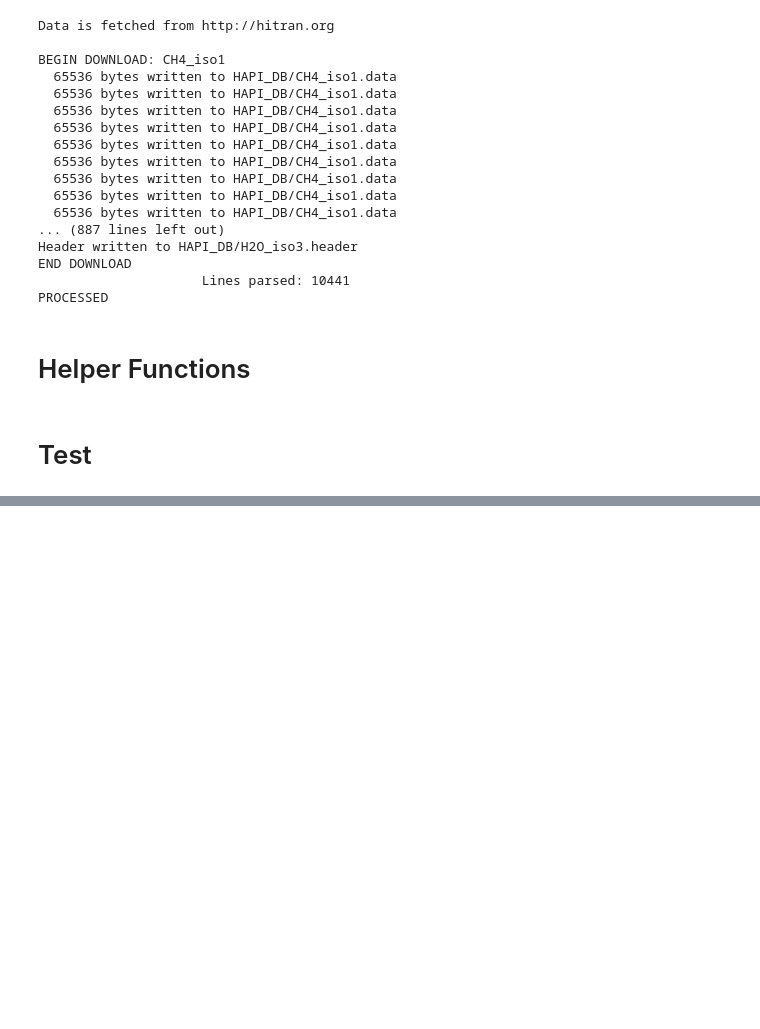
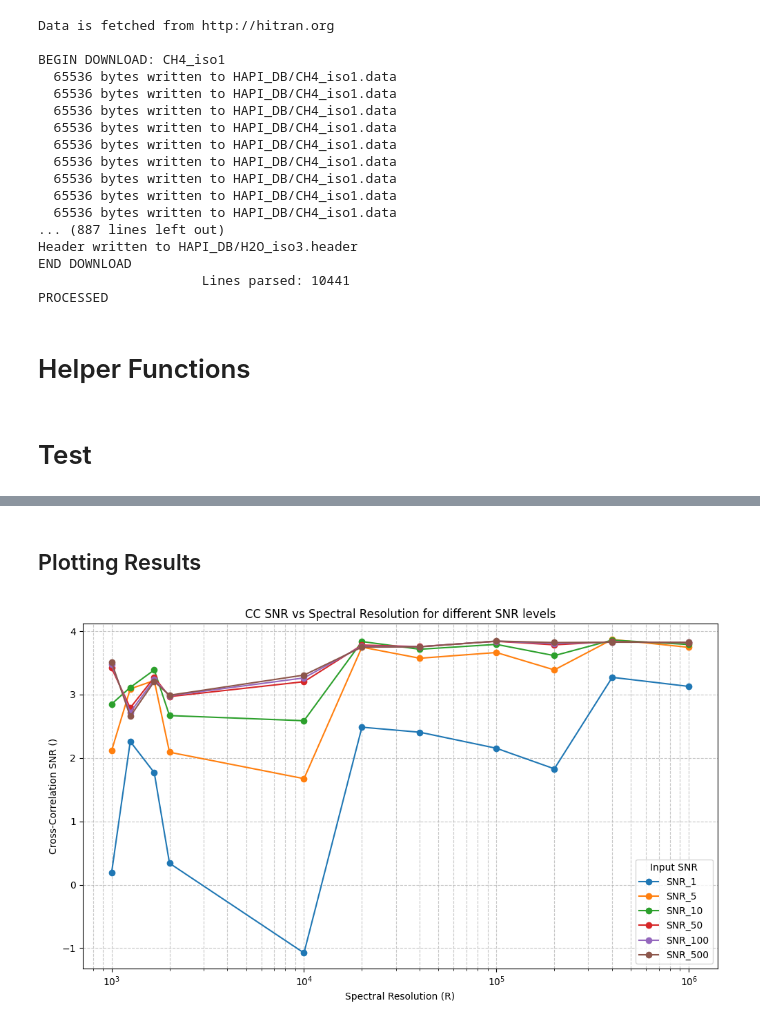
Before and after one commit to zanecollins/sgl_science_case, a Jupyter notebook: sgl_science_case/notebooks/summer_26_isotope_tests_cc.ipynb, the cells around one changed output, grey strips where cells are left out. Cells and saved outputs as stored; diff of their text form; code cells hidden in the pictures; blank space fills up the shorter version.

```diff
--- a/sgl_science_case/notebooks/summer_26_isotope_tests_cc.ipynb
+++ b/sgl_science_case/notebooks/summer_26_isotope_tests_cc.ipynb
@@ -232,0 +367,3 @@ plt.grid()
+# %%
+# dwn_cc = 0.1
+isotope_cc = 2
@@ -232,0 +406,3 @@ plt.grid()
+# %%
+df = pd.DataFrame(results)
+df
@@ -232,0 +440,28 @@ plt.grid()
+# %% [markdown]
+## Plotting Results
+# %%
+df['resolution'] = pd.to_numeric(df['resolution'], errors='coerce')
+
+# Sort by resolution for clean lines
+df = df.sort_values(by='resolution')
+
+# Plot
+plt.figure(figsize=(10, 6))
+
+for snr_label in df['snr'].unique():
+    subset = df[df['snr'] == snr_label]
+    plt.plot(subset['resolution'], subset['cc_snr'],
+             marker='o', label=snr_label)
+
+plt.xscale('log')                    # usually better for resolution
+plt.xlabel('Spectral Resolution (R)')
+plt.ylabel('Cross-Correlation SNR (Cross-Correlation Value / Std Dev of Correlation)')
+plt.title('CC SNR vs Spectral Resolution for different SNR levels')
+plt.legend(title='Input SNR')
+plt.grid(True, which='both', ls='--', alpha=0.7)
+
+
+plt.tight_layout()
+plt.show()
+# %% [output]
+[figure, added]
```
Also changed, not shown: parts of 21 cells of this notebook, 5 other files.
